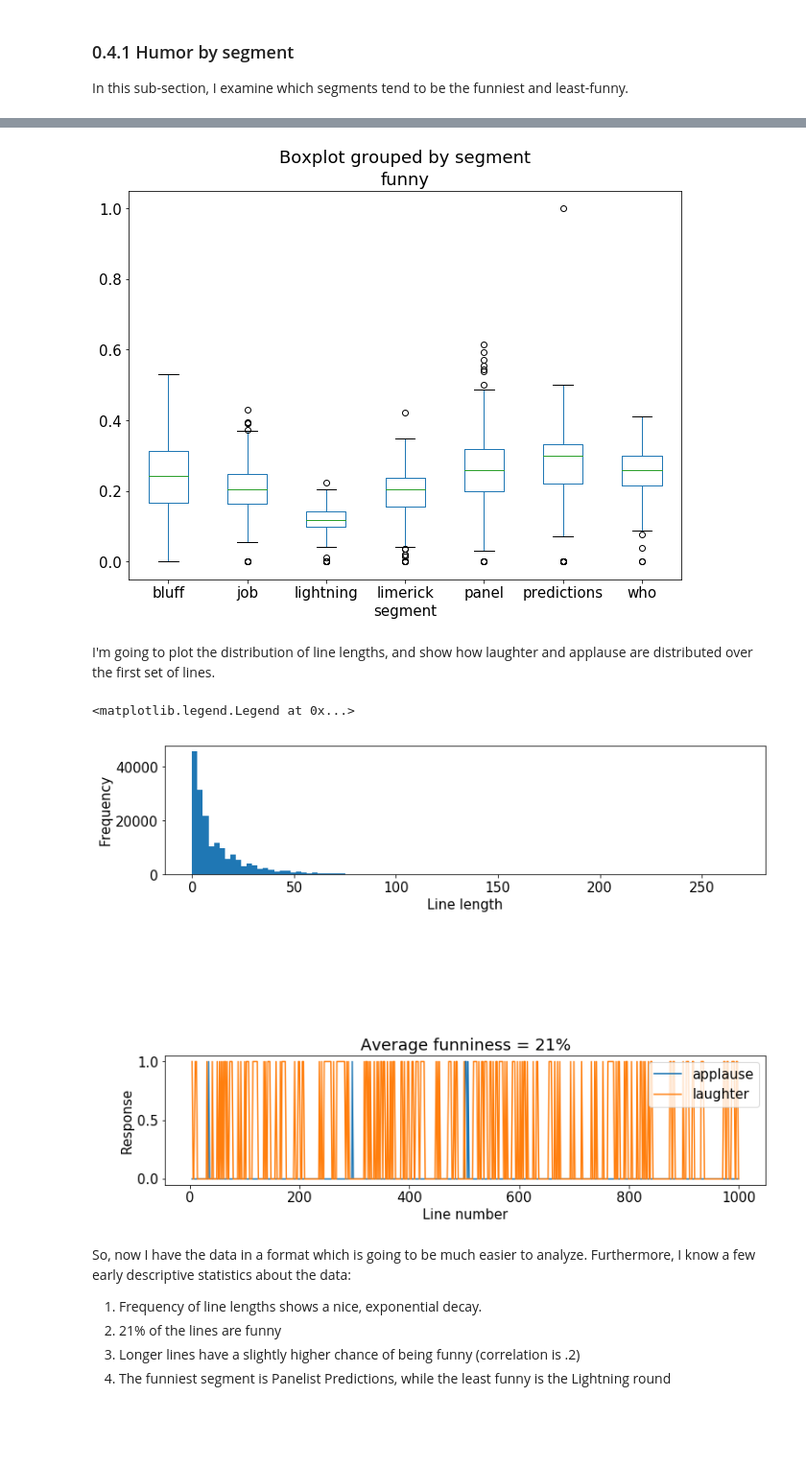
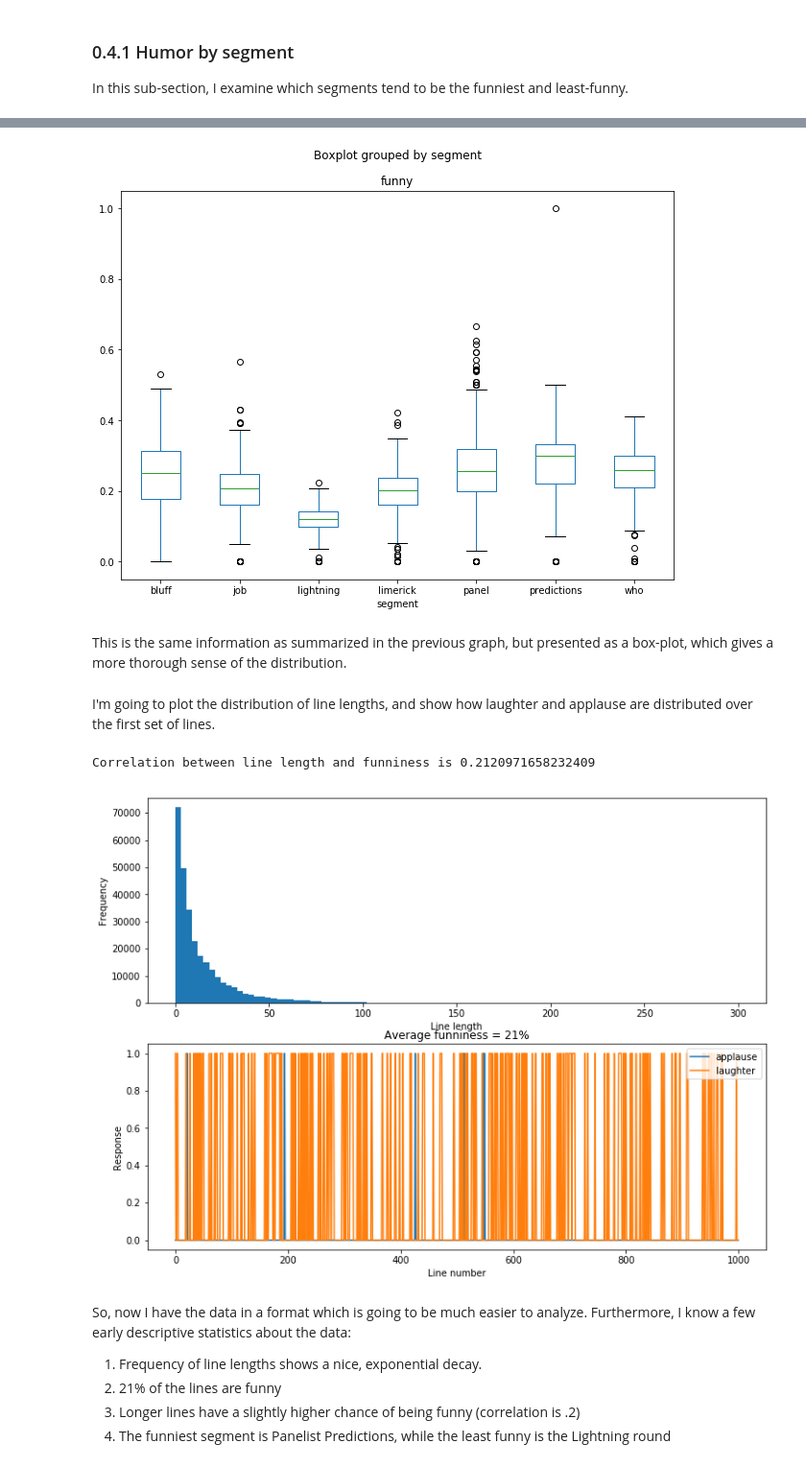
Before and after one commit to coraames/WaitWait, a Jupyter notebook: WWDA Analyzing text.ipynb, the cells around one changed output, grey strips where cells are left out. Shown: that part at 96% size. Cells and saved outputs as stored; diff of their text form; code cells hidden in the pictures; blank space fills up the shorter version.

```diff
--- a/WWDA Analyzing text.ipynb
+++ b/WWDA Analyzing text.ipynb
@@ -165,8 +160,5 @@ def lines_plus_ID(transcript_numbers):
     return full_df
 # %%
 # Process the training set and show the top of the dataframe
-lines_df = lines_plus_ID(train_transcript_df.index)
-full_lines_df = lines_plus_ID(transcript_df.index)
-val_lines_df = lines_plus_ID(val_transcript_df.index)
-lines_df.head()
+lines_df = lines_plus_ID(transcript_df.index)
 # %% [output]
@@ -211,31 +211,32 @@ funny_by_seg = lines_df.groupby(['segment','transcript_id']).mean()
 # We can plot the funniness of each segment using a boxplot to indicate the distribution across segments
 ax = pd.plotting.boxplot(funny_by_seg,column='funny',by='segment',figsize=(10,7.5),grid=False)
 # %% [output]
-[figure, old version]
+[figure, new version]
+# %% [markdown]
+This is the same information as summarized in the previous graph, but presented as a box-plot, which gives a more thorough sense of the distribution.
 # %% [markdown]
 I'm going to plot the distribution of line lengths, and show how laughter and applause are distributed over the first set of lines.
 # %%
 plt.figure(figsize=(12,9))
-plt.subplot(3,1,1);
+plt.subplot(2,1,1);
 plt.hist(lines_df.num_words,bins=100);
 plt.xlabel('Line length')
 plt.ylabel('Frequency')
 
 
-
-plt.subplot(3,1,3);
-plt.plot(lines_df.loc[:1000,:].clapping)
-plt.plot(lines_df.loc[:1000,:].funny);
+plt.subplot(2,1,2);
+plt.plot(lines_df.clapping.iloc[:1000].values)
+plt.plot(lines_df.funny.iloc[:1000].values);
 plt.title(f'Average funniness = {int(np.mean(lines_df.funny)*100)}%')
 plt.xlabel('Line number')
 plt.ylabel('Response')
 plt.legend(['applause','laughter'],loc='upper right')
 
 length_vs_funny = np.corrcoef(lines_df.num_words.values,y=lines_df.funny.values.astype('float'))[1,0]
 print(f'Correlation between line length and funniness is {length_vs_funny}')
 # %% [output]
-<matplotlib.legend.Legend at 0x...>
+Correlation between line length and funniness is 0.2120971658232409
-[figure, old version]
+[figure, new version]
 # %% [markdown]
 So, now I have the data in a format which is going to be much easier to analyze. Furthermore, I know a few early descriptive statistics about the data:
 1. Frequency of line lengths shows a nice, exponential decay.
```
Also changed, not shown: parts of 20 cells of this notebook, 3 other files.
